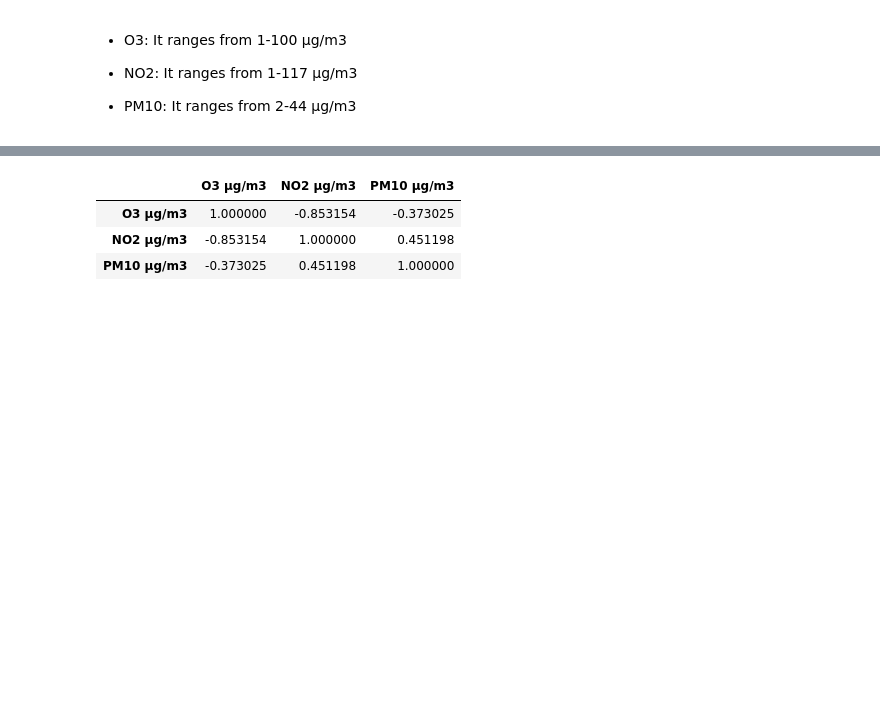
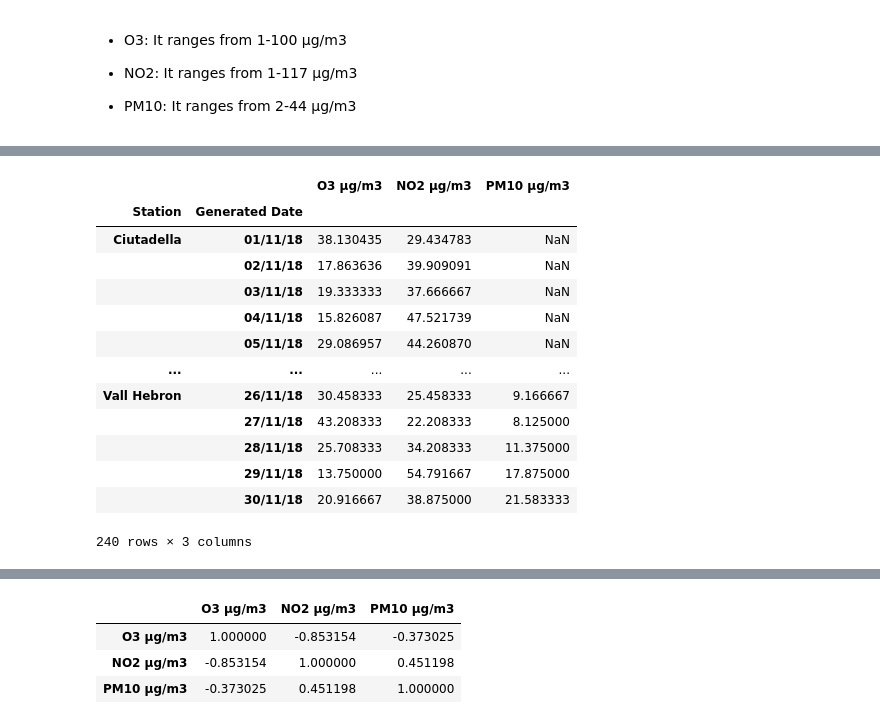
Before and after one commit to TimEisenmenger/Project-Week-2-Barcelona, a Jupyter notebook: your-project/ANALYSIS Quality of the air in BCN nov18.ipynb, the cells around one changed output, grey strips where cells are left out. Cells and saved outputs as stored; diff of their text form; code cells hidden in the pictures; blank space fills up the shorter version.

```diff
--- a/your-project/ANALYSIS Quality of the air in BCN nov18.ipynb
+++ b/your-project/ANALYSIS Quality of the air in BCN nov18.ipynb
@@ -113,0 +130,18 @@ The 50%/median is seems pretty similar to the mean. Seeing see I would asume tha
+# %%
+monthly_mean_x_station_x_day =air_quality.groupby(["Station", "Generated Date"]).aggregate({"O3 µg/m3":"mean","NO2 µg/m3":"mean","PM10 µg/m3":"mean"})
+monthly_mean_x_station_x_day
+# %% [output]
+|  |  | O3 µg/m3 | NO2 µg/m3 | PM10 µg/m3 |
+| Station | Generated Date |  |  |  |
+| Ciutadella | 01/11/18 | 38.130435 | 29.434783 | NaN |
+|  | 02/11/18 | 17.863636 | 39.909091 | NaN |
+|  | 03/11/18 | 19.333333 | 37.666667 | NaN |
+|  | 04/11/18 | 15.826087 | 47.521739 | NaN |
+|  | 05/11/18 | 29.086957 | 44.260870 | NaN |
+| ... | ... | ... | ... | ... |
+| Vall Hebron | 26/11/18 | 30.458333 | 25.458333 | 9.166667 |
+|  | 27/11/18 | 43.208333 | 22.208333 | 8.125000 |
+|  | 28/11/18 | 25.708333 | 34.208333 | 11.375000 |
+|  | 29/11/18 | 13.750000 | 54.791667 | 17.875000 |
+|  | 30/11/18 | 20.916667 | 38.875000 | 21.583333 |
+240 rows × 3 columns
```
Also changed, not shown: parts of 25 cells of this notebook, 2 other files.
